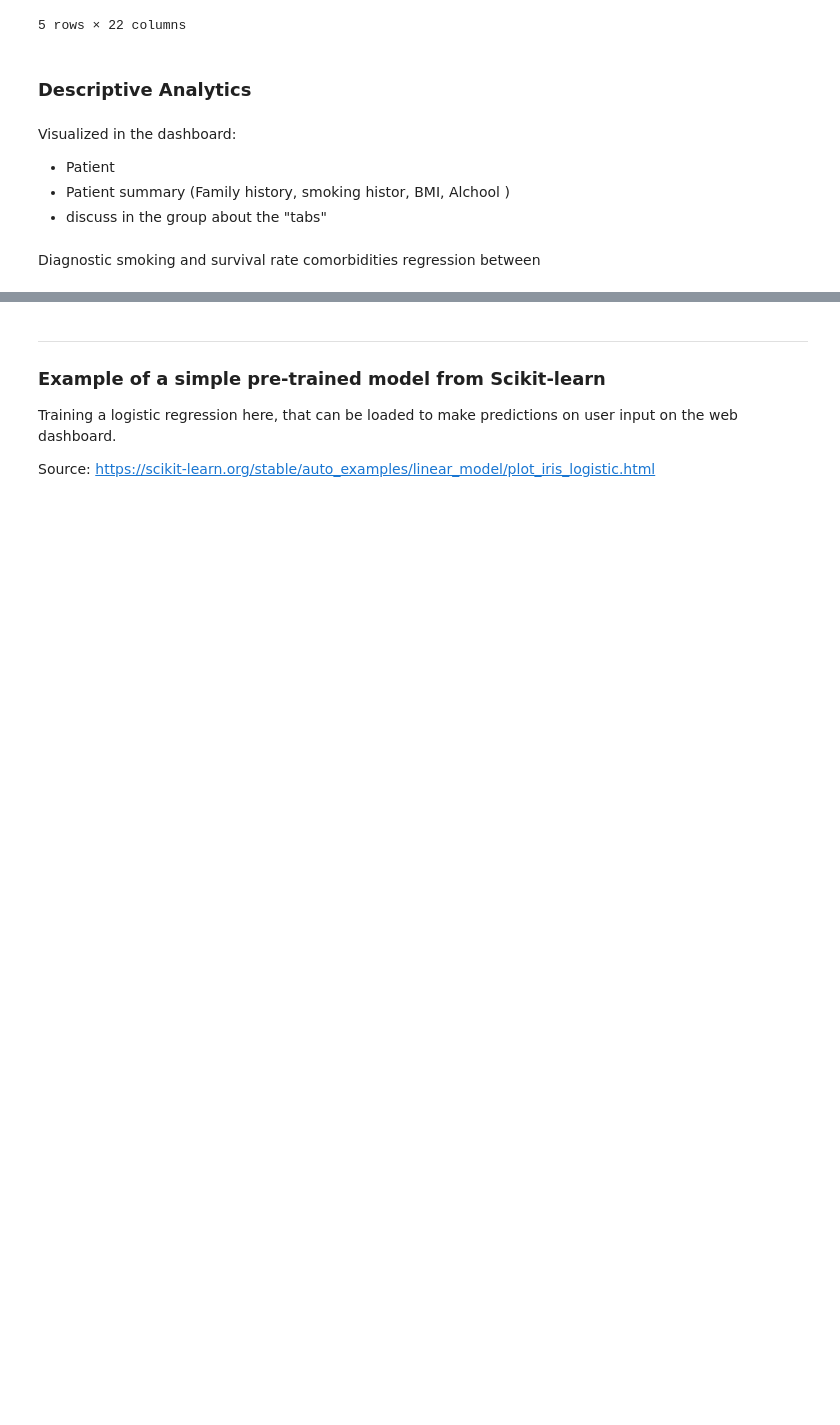
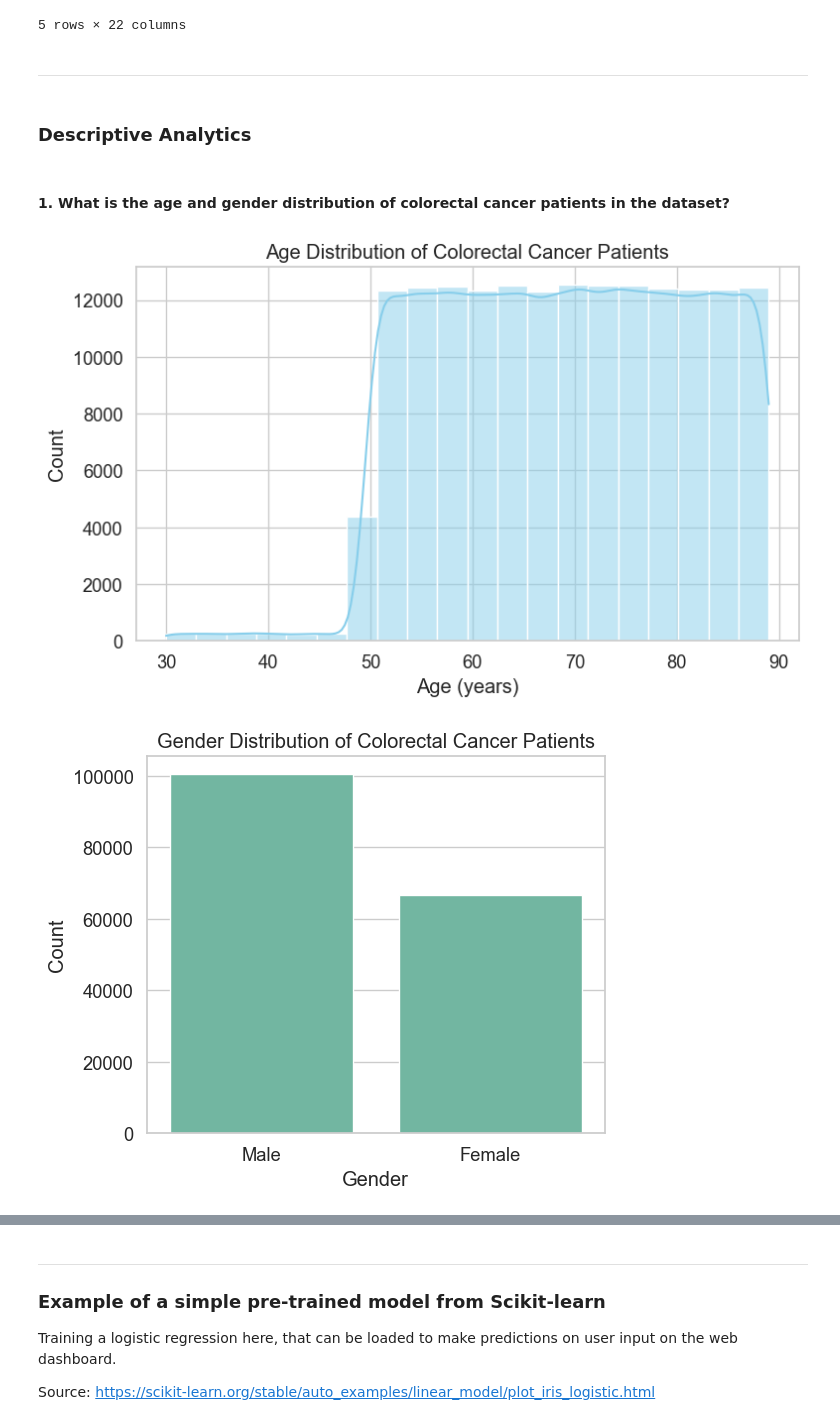
Before and after one commit to samriddhist/PROHI-dashboard-demo, a Jupyter notebook: jupyter-notebooks/data-analysis-pipeline.ipynb, the cells around one changed output, grey strips where cells are left out. Drawn from its saved outputs; the diff is of its cells as text; code cells hidden in the pictures; blank space fills up the shorter version.

Commit message:
Added 5 descriptive questions with visualizations, will add a few more

```diff
--- a/jupyter-notebooks/data-analysis-pipeline.ipynb
+++ b/jupyter-notebooks/data-analysis-pipeline.ipynb
@@ -164,15 +171,71 @@ df.head()
 | 3 | 4 | 83 | M | Regional | 14 | No | No | ... |
 | 4 | 5 | 66 | M | Localized | 34 | No | Yes | ... |
 5 rows × 22 columns
+# %% [markdown]
+---
 # %% [markdown]
 ### Descriptive Analytics
-# %% [markdown]
-Visualized in the dashboard:
-- Patient
-- Patient summary (Family history, smoking histor, BMI, Alchool )
-- discuss in the group about the "tabs"
-# %% [markdown]
-Diagnostic
-smoking and survival rate
-comorbidities
-regression between
+# %% [markdown]
+#### **1. What is the age and gender distribution of colorectal cancer patients in the dataset?**
+# %%
+age_col = "Age"
+gender_col = "Gender"
+
+# Clean and normalize data
+df[age_col] = pd.to_numeric(df[age_col], errors="coerce")
+df.loc[(df[age_col] < 0) | (df[age_col] > 120), age_col] = pd.NA
+
+def normalize_gender(x):
+    if pd.isna(x): return "Unknown"
+    s = str(x).strip().lower()
+    if s in {"m","male","man"}: return "Male"
+    if s in {"f","female","woman"}: return "Female"
+    return "Other/Unknown"
+
+df[gender_col] = df[gender_col].apply(normalize_gender)
+
+# Seaborn
+sns.set(style="whitegrid", palette="Set2", font_scale=1.2)
+
+# 1. Age distribution (histogram with kernel density)
+plt.figure(figsize=(8,5))
+sns.histplot(data=df, x=age_col, bins=20, kde=True, color="skyblue")
+plt.title("Age Distribution of Colorectal Cancer Patients")
+plt.xlabel("Age (years)")
+plt.ylabel("Count")
+plt.tight_layout()
+plt.show()
+
+# 2. Gender distribution (bar chart)
+plt.figure(figsize=(6,5))
+sns.countplot(data=df, x=gender_col, order=df[gender_col].value_counts().index)
+plt.title("Gender Distribution of Colorectal Cancer Patients")
+plt.xlabel("Gender")
+plt.ylabel("Count")
+plt.tight_layout()
+plt.show()
+
+# 3. Age distribution by gender (boxplot)
+plt.figure(figsize=(7,5))
+sns.boxplot(data=df, x=gender_col, y=age_col)
+plt.title("Age Distribution by Gender")
+plt.xlabel("Gender")
+plt.ylabel("Age (years)")
+plt.tight_layout()
+plt.show()
+
+#Text outputs
+print("Gender Distribution")
+gender_counts = df[gender_col].value_counts(dropna=False)
+gender_pct = df[gender_col].value_counts(normalize=True, dropna=False) * 100
+for g in gender_counts.index:
+    print(f"{g}: {gender_counts[g]} patients ({gender_pct[g]:.1f}%)")
+
+print("\nAge Descriptive Statistics (Overall)")
+print(df[age_col].describe())
+
+print("\nAge Descriptive Statistics by Gender")
+print(df.groupby(gender_col)[age_col].describe())
+# %% [output]
+[figure, added]
+[figure, added]
```
Also changed, not shown: parts of 19 cells of this notebook, 1 other file.
